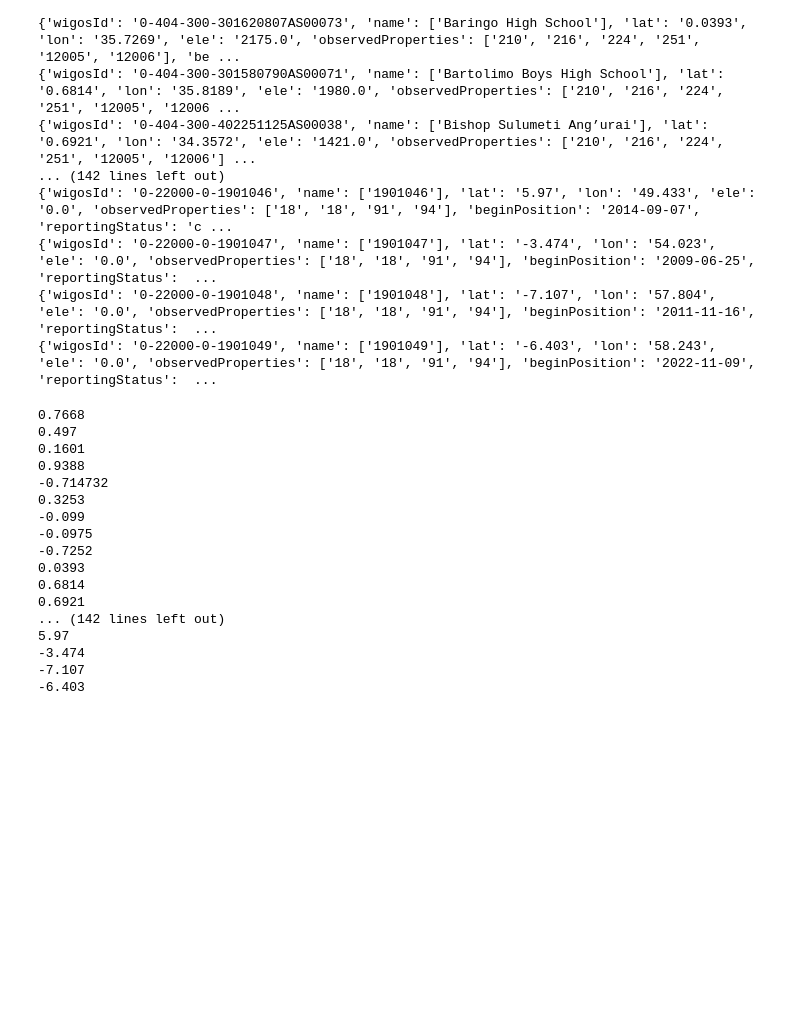
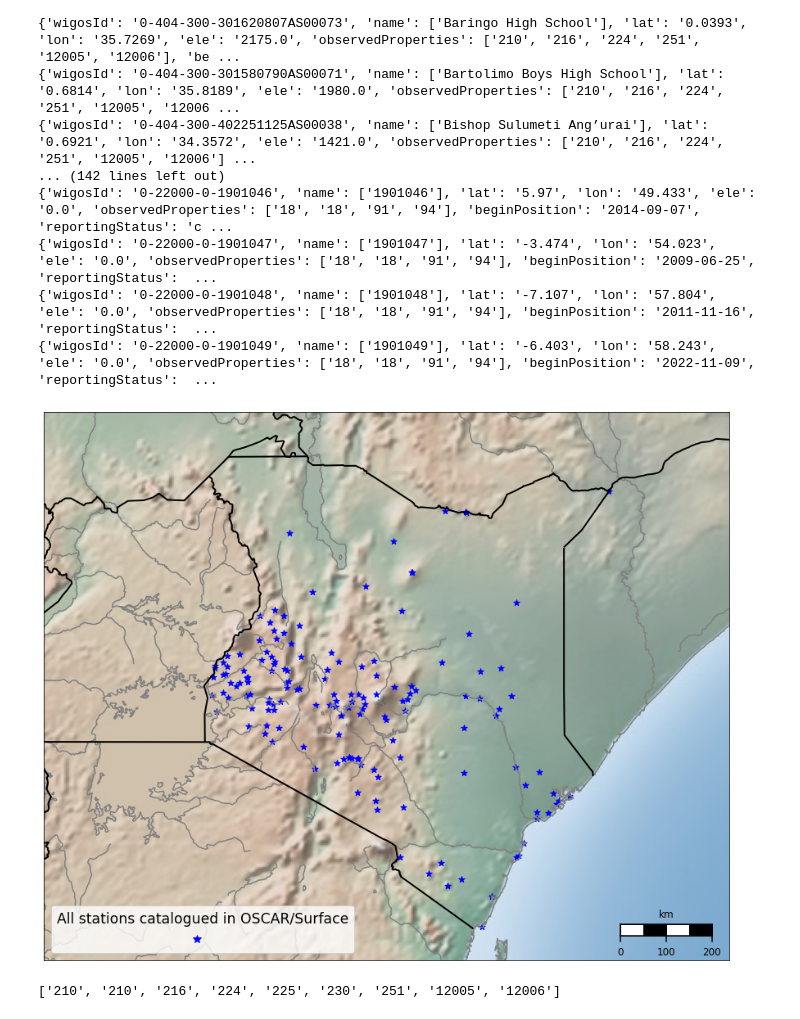
Before and after one commit to joergklausen/oscar-analysis, a Jupyter notebook: sandbox.ipynb, the cells around one changed output. Cells and saved outputs as stored; diff of their text form; code cells hidden in the pictures; blank space fills up the shorter version.

```diff
--- a/sandbox.ipynb
+++ b/sandbox.ipynb
@@ -158,27 +159,52 @@ import matplotlib.lines as mlines
 m = Basemap(projection='lcc', resolution='h',
             lat_0=0.1, lon_0=37.5,
             width=1.5E6, height=1.2E6)
+# %%
+#### DRAW MAP of all stations ####
+
+fig = plt.figure(figsize=(15, 15))
+
+
+# map background
+# m.fillcontinents(color='tan',lake_color='lightblue')
+m.shadedrelief()
+# m.etopo()
+# m.bluemarble()
+m.drawmapscale(lon=43, lat=-4.7, lon0=43,lat0=-4, length=200, barstyle="fancy", linecolor="black", fillcolor2="black", fontsize=12, fontcolor="black")
+m.drawcoastlines(color='grey', linewidth=1.5)
+m.drawrivers(color='grey', linewidth=1.5)
+m.drawcountries(color='black', linewidth=2)
+# m.drawlsmask(land_color='0.8', ocean_color='w', lsmask=None, lsmask_lons=None, lsmask_lats=None, lakes=True, resolution='l', grid=5)
+# m.drawmapboundary(color='k', linewidth=1.0, fill_color=None, zorder=None, ax=None)
+
+
+
+# f = open('data.json')
+# data = json.load(f)
+
+f = open(os.getcwd()+'/stations.json')
+data = json.load(f)
+
+for i in data['stations']:
+    # print(float(i["lat"]))
+    lat = float(i["lat"])
+    lon = float(i["lon"])
+    m.scatter(lon, lat,latlon=True,c="blue",s=60,marker="*")
+
+
+# legend
+stations = mlines.Line2D([], [], color='blue', marker='*', linestyle='None',markersize=10)
+plt.legend(handles=[stations], loc=3, title="All stations catalogued in OSCAR/Surface", title_fontsize="xx-large", labelcolor="black", fontsize="xx-large")
+
+
+# save plot
+plt.savefig(os.getcwd()+"/Plots/all_stations_catalogued.pdf", bbox_inches='tight')
+# %% [output]
+[figure, added]
 # %%
 f = open(os.getcwd()+'/stations.json')
 data = json.load(f)
 
-for i in data['stations']:
-    print(float(i["lat"]))
+data["stations"][1]["observedProperties"]
 # %% [output]
-0.7668
-0.497
-0.1601
-0.9388
--0.714732
-0.3253
--0.099
--0.0975
--0.7252
-0.0393
-0.6814
-0.6921
-... (142 lines left out)
-5.97
--3.474
--7.107
--6.403
+['210', '210', '216', '224', '225', '230', '251', '12005', '12006']
```
Also changed, not shown: parts of 12 cells of this notebook, 3 other files.
